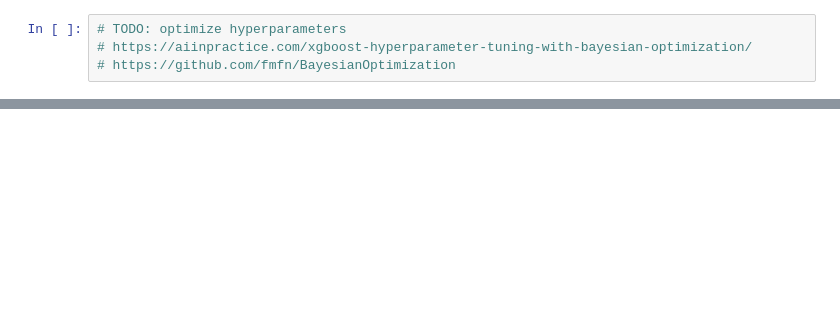
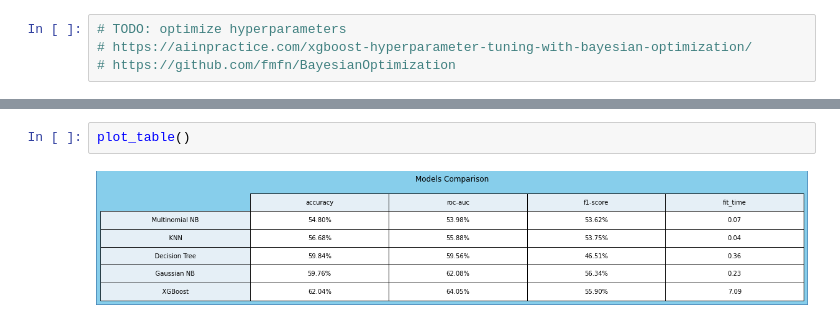
Before and after one commit to boa50/intelligent-tutoring-analysis, a Jupyter notebook: Analysis.ipynb, the cells around one changed output, grey strips where cells are left out. Drawn from its saved outputs; the diff is of its cells as text; blank space fills up the shorter version.

```diff
--- a/Analysis.ipynb
+++ b/Analysis.ipynb
@@ -822,0 +861,4 @@ KeyboardInterrupt:
+# %%
+plot_table()
+# %% [output]
+[figure, added]
```
Also changed, not shown: parts of 23 cells of this notebook.
